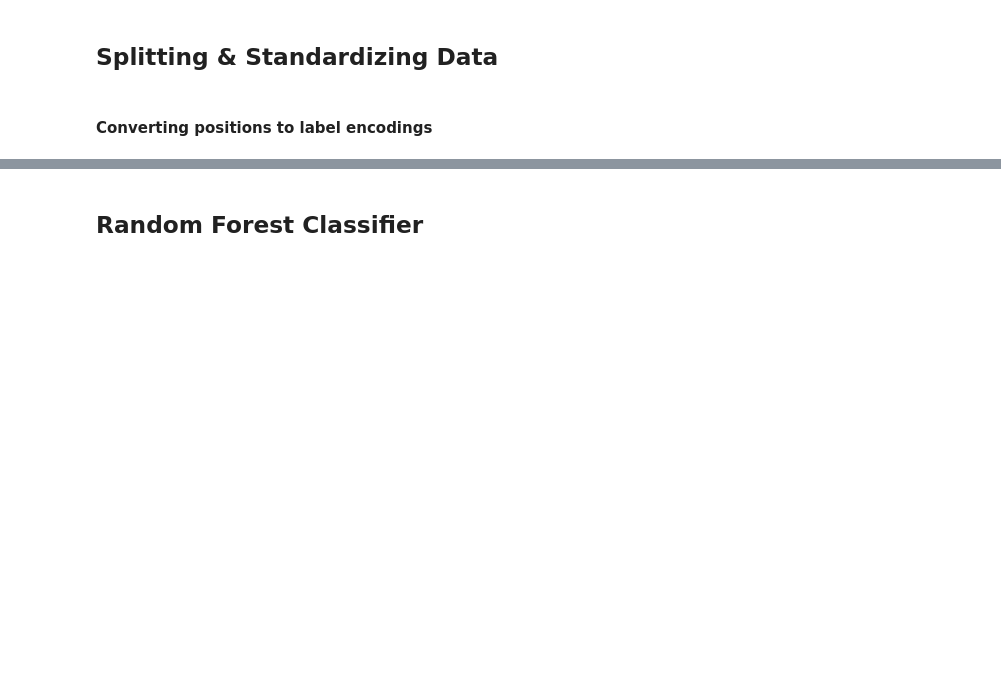
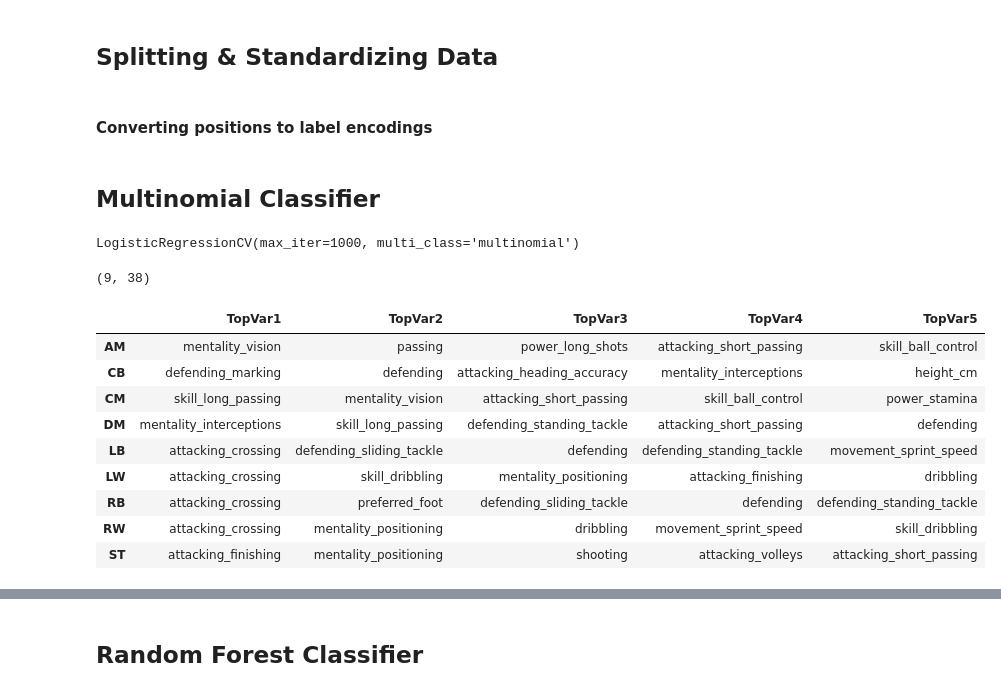
Before and after one commit to jeetp465/fifa-player-position-prediction, a Jupyter notebook: FIFA Player Position Prediction.ipynb, the cells around one changed output, grey strips where cells are left out. Cells and saved outputs as stored; diff of their text form; code cells hidden in the pictures; blank space fills up the shorter version.

```diff
--- a/FIFA Player Position Prediction.ipynb
+++ b/FIFA Player Position Prediction.ipynb
@@ -170,3 +172,5 @@ scaler = StandardScaler()
 
 x_train_scaled = pd.DataFrame(scaler.fit_transform(x_train), columns = x_train.columns)
 x_test_scaled = pd.DataFrame(scaler.transform(x_test), columns = x_test.columns)
+# %% [markdown]
+## Multinomial Classifier
@@ -172,0 +187,32 @@ x_test_scaled = pd.DataFrame(scaler.transform(x_test), columns = x_test.columns)
+# %%
+# fit the model
+model.fit(x_train_scaled, y_train)
+# %% [output]
+LogisticRegressionCV(max_iter=1000, multi_class='multinomial')
+# %%
+# finding variable importance
+print(model.coef_.shape)
+coefs = np.exp(model.coef_)
+# %% [output]
+(9, 38)
+# %%
+VarImp = pd.DataFrame(coefs, encoder.classes_, columns = x_train.columns)
+# %%
+nlargest = 5
+order = np.argsort(-VarImp.values, axis=1)[:, :nlargest]
+TopVars = pd.DataFrame(VarImp.columns[order],
+                      columns=['TopVar{}'.format(i) for i in range(1, nlargest+1)],
+                      index=VarImp.index)
+
+TopVars
+# %% [output]
+|  | TopVar1 | TopVar2 | TopVar3 | TopVar4 | TopVar5 |
+| AM | mentality_vision | passing | power_long_shots | attacking_short_passing | skill_ball_control |
+| CB | defending_marking | defending | attacking_heading_accuracy | mentality_interceptions | height_cm |
+| CM | skill_long_passing | mentality_vision | attacking_short_passing | skill_ball_control | power_stamina |
+| DM | mentality_interceptions | skill_long_passing | defending_standing_tackle | attacking_short_passing | defending |
+| LB | attacking_crossing | defending_sliding_tackle | defending | defending_standing_tackle | movement_sprint_speed |
+| LW | attacking_crossing | skill_dribbling | mentality_positioning | attacking_finishing | dribbling |
+| RB | attacking_crossing | preferred_foot | defending_sliding_tackle | defending | defending_standing_tackle |
+| RW | attacking_crossing | mentality_positioning | dribbling | movement_sprint_speed | skill_dribbling |
+| ST | attacking_finishing | mentality_positioning | shooting | attacking_volleys | attacking_short_passing |
```
Also changed, not shown: parts of 15 cells of this notebook, 2 other files.
